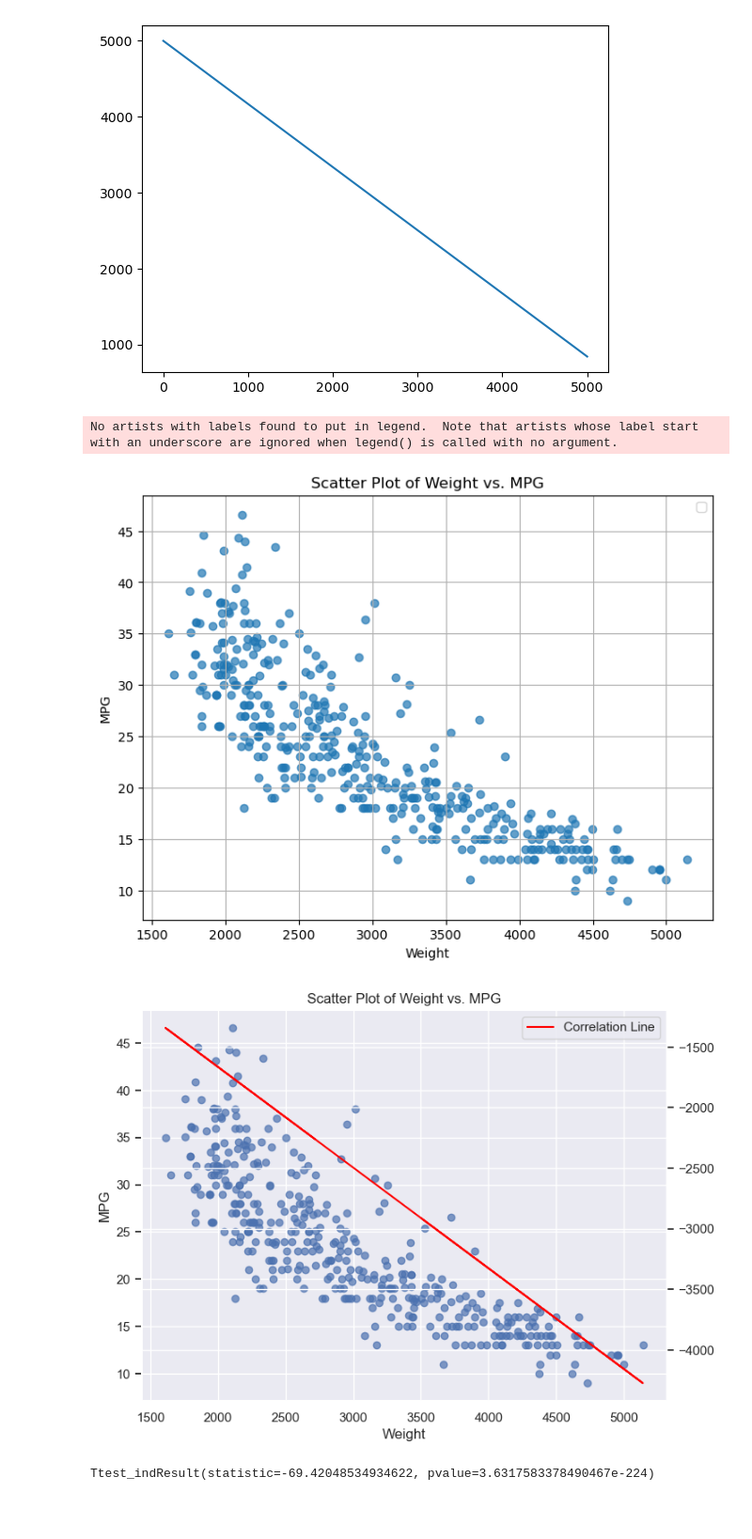
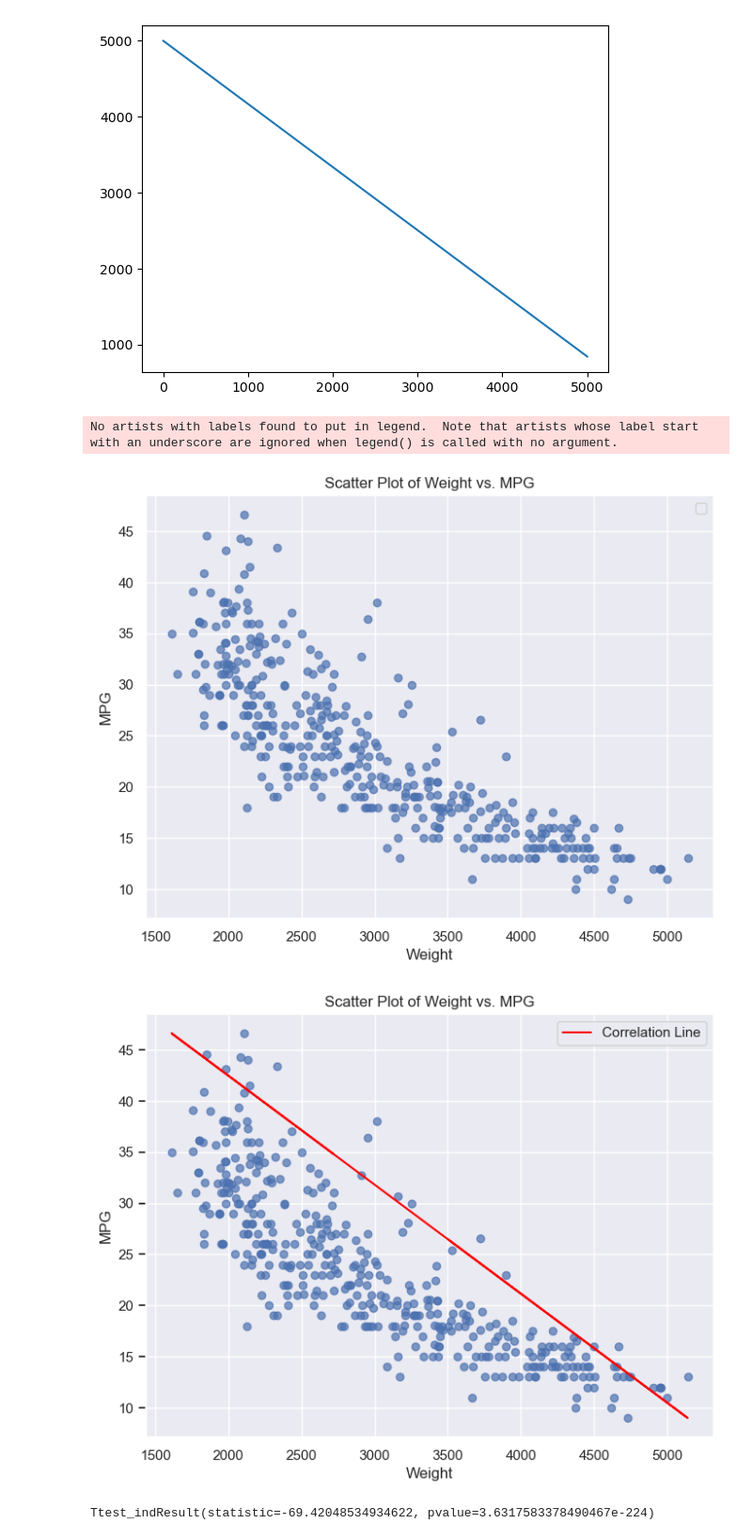
Before and after one commit to mesege1/stats_case_study, a Jupyter notebook: ltm.ipynb, the cells around one changed output. Shown at 94% size. Cells and saved outputs as stored; diff of their text form; code cells hidden in the pictures; blank space fills up the shorter version.

```diff
--- a/ltm.ipynb
+++ b/ltm.ipynb
@@ -32,37 +32,39 @@ plt.scatter(cars['weight'], cars['mpg'], alpha=0.7)
 plt.xlabel('Weight')
 plt.ylabel('MPG')
 plt.title('Scatter Plot of Weight vs. MPG')
-plt.grid(True)
+#plt.grid(True)
 #plt.plot(x, correlation*x+500)
 plt.legend()
 plt.show()
 # %% [output]
 No artists with labels found to put in legend.  Note that artists whose label start with an underscore are ignored when legend() is called with no argument.
-[figure, old version]
+[figure, new version]
 # %%
 correlation = cars['mpg'].corr(cars['weight'])
 sns.set_theme()
 plt.figure(figsize=(8, 6))
 ax1 = plt.gca()
 
 # scatter
 ax1.scatter(cars['weight'], cars['mpg'], alpha=0.7)
 ax1.set_xlabel('Weight')
 ax1.set_ylabel('MPG')
 ax1.set_title('Scatter Plot of Weight vs. MPG')
-# ax1.grid(True)
+#ax1.grid(True)
 
 # corr line on separate scale
 ax2 = ax1.twinx()
 ax2.plot(cars['weight'], cars['weight'] * correlation, color='red', label='Correlation Line')
+ax2.grid(False)
+ax2.set_yticks([])
 
 lines, labels = ax1.get_legend_handles_labels()
 lines2, labels2 = ax2.get_legend_handles_labels()
 ax2.legend(lines + lines2, labels + labels2, loc='upper right')
 
 plt.show()
 # %% [output]
-[figure, old version]
+[figure, new version]
 # %%
 t = stats.ttest_ind(cars['mpg'], cars['weight'],
     equal_var=False, # Welch's
```
